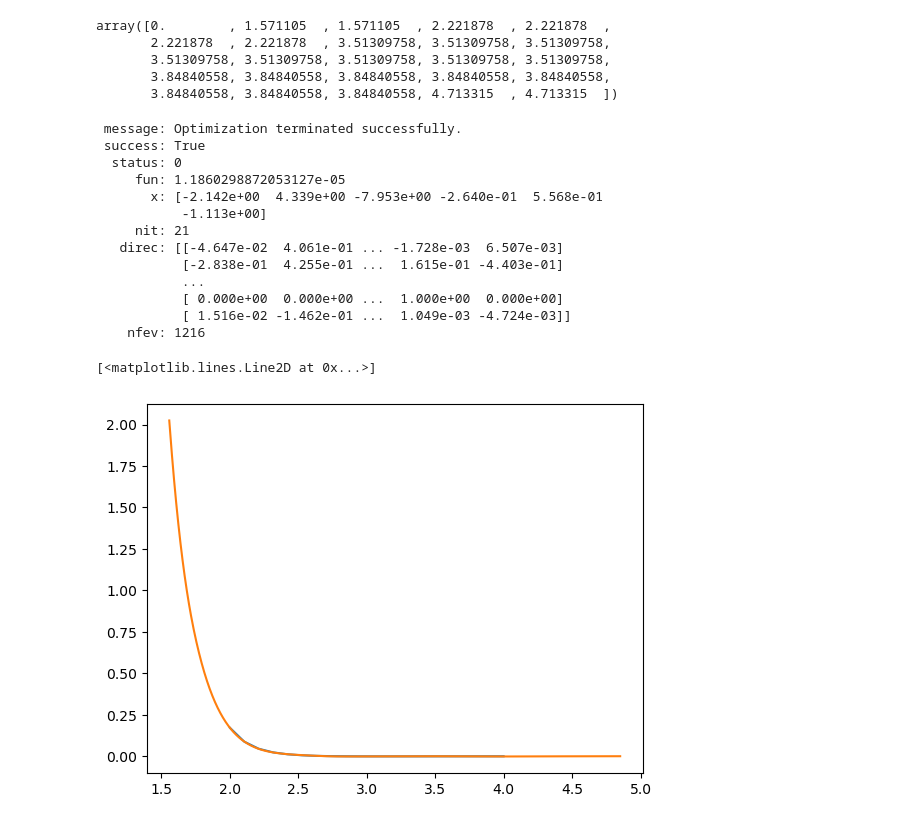
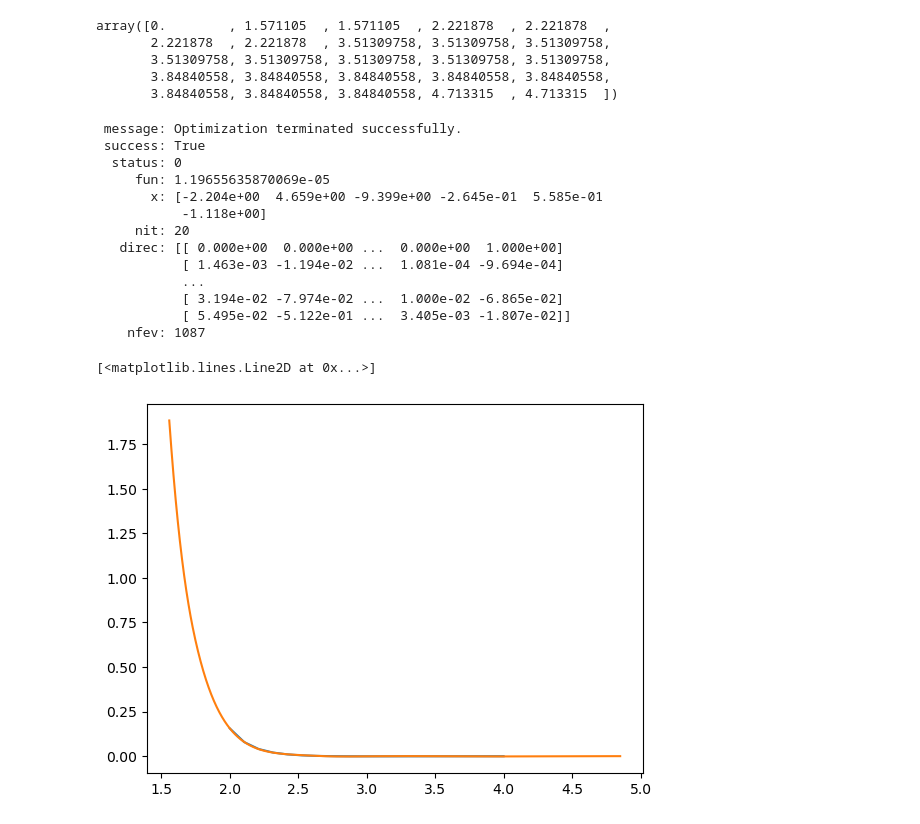
Before and after one commit to Samanyu-T/Lammps_MD, a Jupyter notebook: Jupyter_Notebooks/test_whe_pot.ipynb, the cells around one changed output. Saved outputs shown, nothing was run; the diff lists cells and outputs as text; code cells hidden in the pictures.

```diff
--- a/Jupyter_Notebooks/test_whe_pot.ipynb
+++ b/Jupyter_Notebooks/test_whe_pot.ipynb
@@ -191,10 +191,6 @@ def loss_w_he_lj(x, eam_fit, ref):
 
     loss = np.sum((phi_pot - ref[:, 1])**2, axis=0)
 
-    # r_zbl = np.linspace(1.5, 2.25, 10)
-
-    # loss += np.sum(EAM_Fitting_Serial.splineval(r_zbl, coef_dict['H-He'], eam_fit.knot_pts['H-He']) ** 2, axis = 0)
-
     return loss
 
 n_knots = {}
@@ -210,42 +206,43 @@ n_knots['H-He'] = 0
 eam_fit = He_Fitting_Serial.Fit_EAM_Potential(pot, n_knots, pot_params, potlines, None, 0, '')
 
 x = np.linspace(2, 4, 20)
 
-y = 4 * 10e-4 * ( (2.8/x)**12 - (2.8/x)**6 )
+lj = np.array([1e-3, 2.750])
+y = 4 * lj[0] * ( (lj[1]/x)**12 - (lj[1]/x)**6 )
 
 ref = np.column_stack([x, y])
 
-sample = np.hstack([np.zeros((6,))])
+sample = np.hstack([-2.469e+00,  6.119e+00 ,-1.617e+01, -2.636e-01,  5.594e-01, -1.124e+00])
 
 res = minimize(loss_w_he_lj, sample, args=(eam_fit, ref), method='Powell', options={'maxfev':1e4})
 
 print(res)
 
 eam_fit.sample_to_file(res.x)
 
 r = np.linspace(0, eam_fit.pot_params['rc'], eam_fit.pot_params['Nr'])[1:]
 
 whe = eam_fit.pot_lammps['W-He'][1:]/r
 plt.plot(ref[:,0], ref[:,1])
 
 plt.plot(r[400:], whe[400:])
 
 # [ 1.28640991e+02  2.17822668e-05  3.99113625e+00 -2.16591191e+00
 #   4.67585393e+00 -9.39500000e+00 -2.64500000e-01  5.58500000e-01
 #  -1.11800000e+00]
 # %% [output]
  message: Optimization terminated successfully.
  success: True
   status: 0
-     fun: 1.1860298872053127e-05
-       x: [-2.142e+00  4.339e+00 -7.953e+00 -2.640e-01  5.568e-01
-           -1.113e+00]
-     nit: 21
-   direc: [[-4.647e-02  4.061e-01 ... -1.728e-03  6.507e-03]
-           [-2.838e-01  4.255e-01 ...  1.615e-01 -4.403e-01]
+     fun: 1.19655635870069e-05
+       x: [-2.204e+00  4.659e+00 -9.399e+00 -2.645e-01  5.585e-01
+           -1.118e+00]
+     nit: 20
+   direc: [[ 0.000e+00  0.000e+00 ...  0.000e+00  1.000e+00]
+           [ 1.463e-03 -1.194e-02 ...  1.081e-04 -9.694e-04]
            ...
-           [ 0.000e+00  0.000e+00 ...  1.000e+00  0.000e+00]
-           [ 1.516e-02 -1.462e-01 ...  1.049e-03 -4.724e-03]]
-    nfev: 1216
+           [ 3.194e-02 -7.974e-02 ...  1.000e-02 -6.865e-02]
+           [ 5.495e-02 -5.122e-01 ...  3.405e-03 -1.807e-02]]
+    nfev: 1087
 [<matplotlib.lines.Line2D at 0x...>]
-[figure, old version]
+[figure, new version]
```
Also changed, not shown: parts of 3 cells of this notebook, 3 other files.
